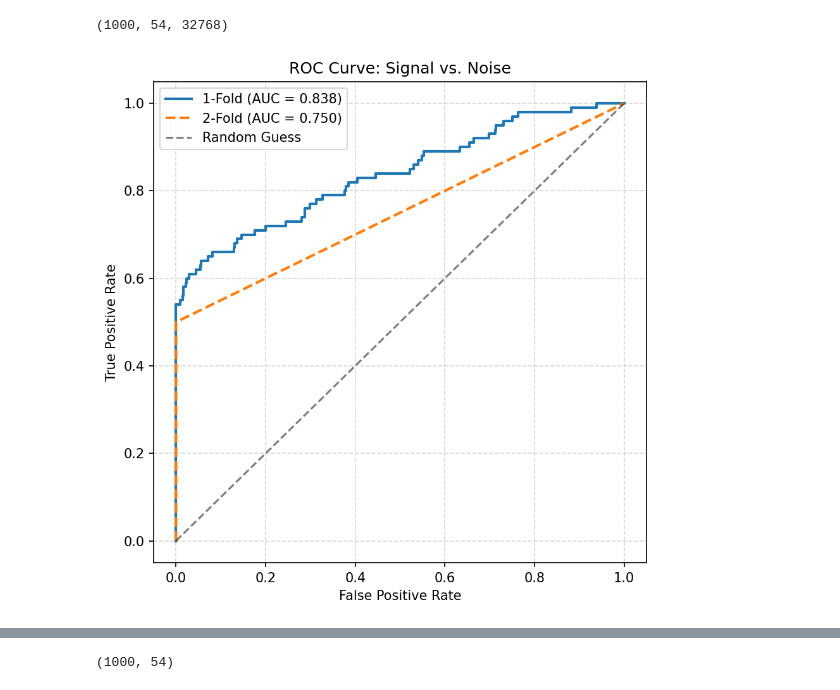
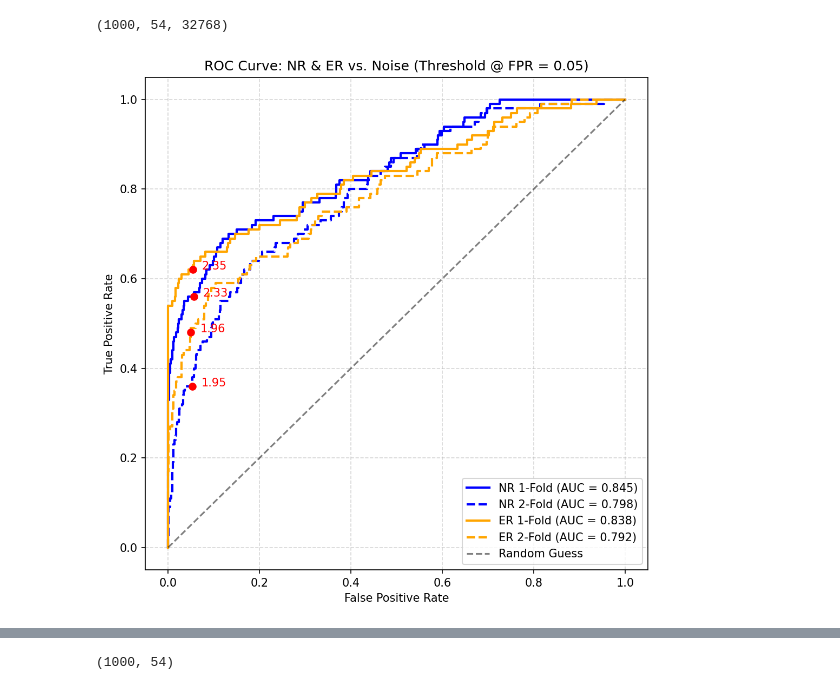
Before and after one commit to dowlingwong/DELight_mtr, a Jupyter notebook: trigger_study/wk7/dark_count_2.ipynb, the cells around one changed output, grey strips where cells are left out. Drawn from its saved outputs; the diff is of its cells as text; code cells hidden in the pictures.

```diff
--- a/trigger_study/wk7/dark_count_2.ipynb
+++ b/trigger_study/wk7/dark_count_2.ipynb
@@ -57,67 +57,86 @@ from sklearn.metrics import roc_curve, auc
 
 # === Load traces ===
 loaded_traces_neg = load_traces_from_zstd("/ceph/dwong/trigger_samplesMMC_noise_1000.zst", n_traces=1000)
-loaded_traces_pos = load_traces_from_zstd("/ceph/dwong/trigger_samples/ER/traces_energy_30.zst", n_traces=100)
+loaded_traces_NR = load_traces_from_zstd("/ceph/dwong/trigger_samples/NR/traces_energy_30.zst", n_traces=100)
+loaded_traces_ER = load_traces_from_zstd("/ceph/dwong/trigger_samples/ER/traces_energy_30.zst", n_traces=100)
 
 def compute_amplitudes(traces):
-    """Compute amplitudes for a batch of traces with shape (N, 54, trace_len)."""
     n_events = traces.shape[0]
     n_channels = traces.shape[1]
     all_amps = np.zeros((n_events, n_channels))
-
     for i in range(n_events):
         event = traces[i]
         for ch in range(n_channels):
             if ch <= 44:
                 amp, _ = trigger_1.fit(event[ch])
             elif ch == 45:
                 amp, _ = trigger_2.fit(event[ch])
             else:
                 amp, _ = trigger_3.fit(event[ch])
             all_amps[i, ch] = amp
-
     return all_amps
 
 # === Compute amplitudes ===
 amps_neg = compute_amplitudes(loaded_traces_neg)
-amps_pos = compute_amplitudes(loaded_traces_pos)
+amps_NR  = compute_amplitudes(loaded_traces_NR)
+amps_ER  = compute_amplitudes(loaded_traces_ER)
 
-# === Define scores ===
-threshold_value = 3.0  # Used for 2-fold
+# === Score functions ===
+def fold_scores(amps, fold_n):
+    return np.partition(amps, -fold_n, axis=1)[:, -fold_n]
 
-score_1fold_neg = amps_neg.max(axis=1)
-score_1fold_pos = amps_pos.max(axis=1)
+score_1fold_neg = np.max(amps_neg, axis=1)
+score_2fold_neg = fold_scores(amps_neg, 2)
 
-score_2fold_neg = (amps_neg > threshold_value).sum(axis=1)
-score_2fold_pos = (amps_pos > threshold_value).sum(axis=1)
+score_1fold_NR = np.max(amps_NR, axis=1)
+score_2fold_NR = fold_scores(amps_NR, 2)
 
-# === Labels ===
-y_true = np.concatenate([
-    np.zeros(len(score_1fold_neg)),  # noise
-    np.ones(len(score_1fold_pos))   # signal
-])
+score_1fold_ER = np.max(amps_ER, axis=1)
+score_2fold_ER = fold_scores(amps_ER, 2)
 
-# === ROC Curves ===
-scores_1fold = np.concatenate([score_1fold_neg, score_1fold_pos])
-fpr_1, tpr_1, _ = roc_curve(y_true, scores_1fold)
-auc_1 = auc(fpr_1, tpr_1)
+# === ROC + threshold finder ===
+def compute_roc_with_threshold(scores_signal, scores_noise, target_fpr=0.05):
+    y_true = np.concatenate([np.zeros_like(scores_noise), np.ones_like(scores_signal)])
+    y_scores = np.concatenate([scores_noise, scores_signal])
+    fpr, tpr, thresholds = roc_curve(y_true, y_scores)
+    auc_val = auc(fpr, tpr)
+    idx = np.argmin(np.abs(fpr - target_fpr))
+    return fpr, tpr, auc_val, thresholds[idx], fpr[idx], tpr[idx]
 
-scores_2fold = np.concatenate([score_2fold_neg, score_2fold_pos])
-fpr_2, tpr_2, _ = roc_curve(y_true, scores_2fold)
-auc_2 = auc(fpr_2, tpr_2)
+# === Compute all curves ===
+fpr_NR_1, tpr_NR_1, auc_NR_1, th_NR_1, fx_NR_1, ty_NR_1 = compute_roc_with_threshold(score_1fold_NR, score_1fold_neg)
+fpr_NR_2, tpr_NR_2, auc_NR_2, th_NR_2, fx_NR_2, ty_NR_2 = compute_roc_with_threshold(score_2fold_NR, score_2fold_neg)
+fpr_ER_1, tpr_ER_1, auc_ER_1, th_ER_1, fx_ER_1, ty_ER_1 = compute_roc_with_threshold(score_1fold_ER, score_1fold_neg)
+fpr_ER_2, tpr_ER_2, auc_ER_2, th_ER_2, fx_ER_2, ty_ER_2 = compute_roc_with_threshold(score_2fold_ER, score_2fold_neg)
 
 # === Plot ===
-plt.figure(figsize=(6, 6), dpi=150)
-plt.plot(fpr_1, tpr_1, label=f"1-Fold (AUC = {auc_1:.3f})", linewidth=2)
-plt.plot(fpr_2, tpr_2, '--', label=f"2-Fold (AUC = {auc_2:.3f})", linewidth=2)
+plt.figure(figsize=(7, 7), dpi=150)
+
+# NR
+plt.plot(fpr_NR_1, tpr_NR_1, color='blue', linewidth=2, label=f"NR 1-Fold (AUC = {auc_NR_1:.3f})")
+plt.plot(fpr_NR_2, tpr_NR_2, '--', color='blue', linewidth=2, label=f"NR 2-Fold (AUC = {auc_NR_2:.3f})")
+plt.plot(fx_NR_1, ty_NR_1, 'ro')
+plt.text(fx_NR_1 + 0.02, ty_NR_1, f'{th_NR_1:.2f}', color='red')
+plt.plot(fx_NR_2, ty_NR_2, 'ro')
+plt.text(fx_NR_2 + 0.02, ty_NR_2, f'{th_NR_2:.2f}', color='red')
+
+# ER
+plt.plot(fpr_ER_1, tpr_ER_1, color='orange', linewidth=2, label=f"ER 1-Fold (AUC = {auc_ER_1:.3f})")
+plt.plot(fpr_ER_2, tpr_ER_2, '--', color='orange', linewidth=2, label=f"ER 2-Fold (AUC = {auc_ER_2:.3f})")
+plt.plot(fx_ER_1, ty_ER_1, 'ro')
+plt.text(fx_ER_1 + 0.02, ty_ER_1, f'{th_ER_1:.2f}', color='red')
+plt.plot(fx_ER_2, ty_ER_2, 'ro')
+plt.text(fx_ER_2 + 0.02, ty_ER_2, f'{th_ER_2:.2f}', color='red')
+
+# Random guess
 plt.plot([0, 1], [0, 1], 'k--', alpha=0.5, label="Random Guess")
 
 plt.xlabel("False Positive Rate")
 plt.ylabel("True Positive Rate")
-plt.title("ROC Curve: Signal vs. Noise")
-plt.legend()
+plt.title("ROC Curve: NR & ER vs. Noise (Threshold @ FPR = 0.05)")
+plt.legend(loc="lower right")
 plt.grid(True, linestyle="--", alpha=0.5)
 plt.tight_layout()
 plt.show()
 # %% [output]
-[figure, old version]
+[figure, new version]
```
Also changed, not shown: parts of 2 cells of this notebook, 5 other files.
